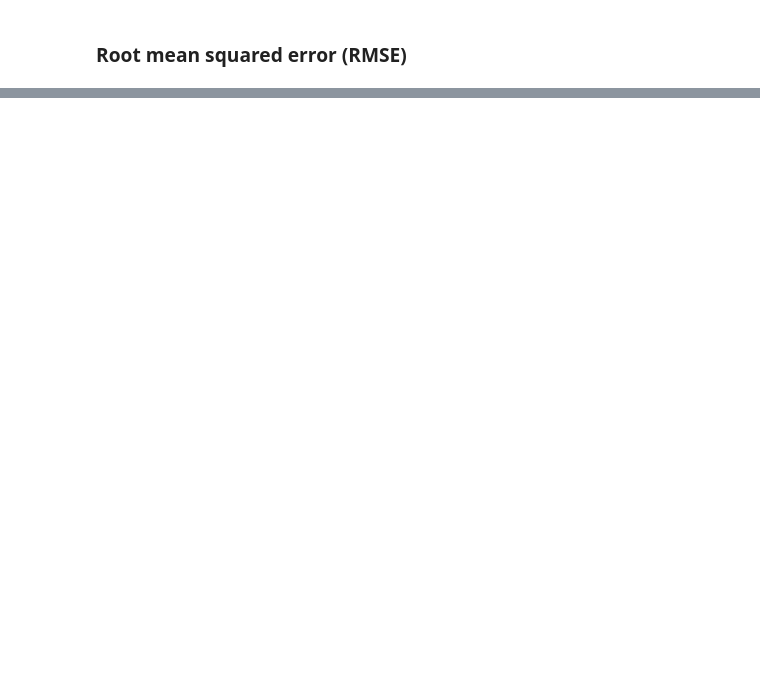
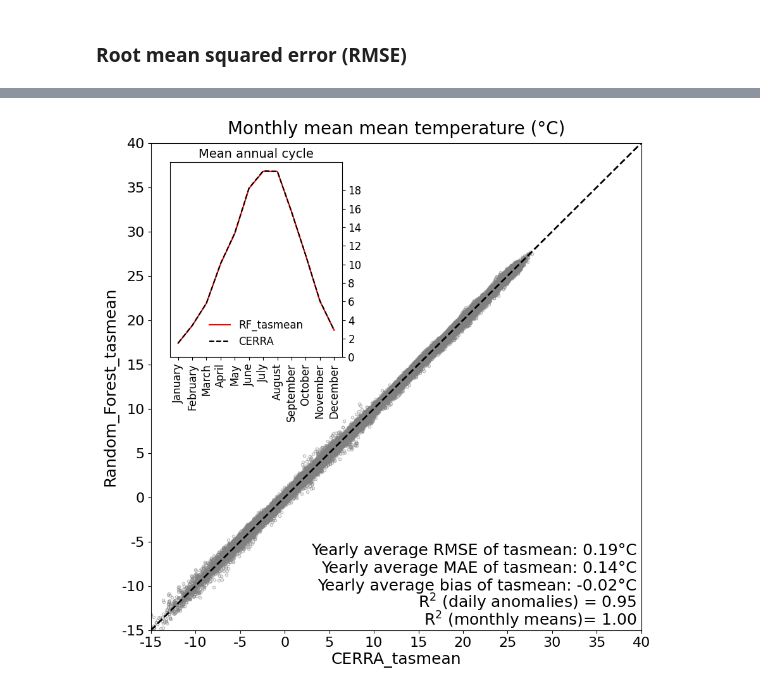
Before and after one commit to suriyahgit/downScaleML, a Jupyter notebook: Notebooks/rf_bias_testing_temperature.ipynb, the cells around one changed output, grey strips where cells are left out. Cells and saved outputs as stored; diff of their text form; code cells hidden in the pictures; blank space fills up the shorter version.

```diff
--- a/Notebooks/rf_bias_testing_temperature.ipynb
+++ b/Notebooks/rf_bias_testing_temperature.ipynb
@@ -199,44 +284,47 @@ print('(Model) Yearly average RMSE of {}: {:.2f}°C'.format(PREDICTAND, rmse_avg
 fig, ax = plt.subplots(1, 1, figsize=(10, 10))
 
 # plot entire dataset
-ax.plot(y_true_mv, y_pred_mv, 'o', alpha=.5, markeredgecolor='grey', markerfacecolor='none', markersize=3);
+ax.plot(y_true_mv, y_pred_mv, 'o', alpha=.5, markeredgecolor='grey', markerfacecolor='none', markersize=3)
 
 # plot 1:1 mapping line
 if PREDICTAND == 'tasmin':
     interval = np.arange(-25, 30, 5)
 else:
     interval = np.arange(-15, 45, 5)
+
 ax.plot(interval, interval, color='k', lw=2, ls='--')
 
 # add coefficients of determination
 ax.text(interval[-1] - 0.5, interval[0] + 0.5, s='R$^2$ (monthly means)= {:.2f}'.format(r2_mm), ha='right', fontsize=18)
 ax.text(interval[-1] - 0.5, interval[0] + 2.5, s='R$^2$ (daily anomalies) = {:.2f}'.format(r2_anom), ha='right', fontsize=18)
 ax.text(interval[-1] - 0.5, interval[0] + 4.5, s='Yearly average bias of {}: {:.2f}°C'.format(PREDICTAND, bias_yearly_avg.mean().item()), ha='right', fontsize=18)
 ax.text(interval[-1] - 0.5, interval[0] + 6.5, s='Yearly average MAE of {}: {:.2f}°C'.format(PREDICTAND, mae_avg.mean().item()), ha='right', fontsize=18)
 ax.text(interval[-1] - 0.5, interval[0] + 8.5, s='Yearly average RMSE of {}: {:.2f}°C'.format(PREDICTAND, rmse_avg.mean().item()), ha='right', fontsize=18)
 
 
 # format axes
 ax.set_ylim(interval[0], interval[-1])
 ax.set_xlim(interval[0], interval[-1])
 ax.set_xticks(interval)
 ax.set_xticklabels(interval, fontsize=16)
 ax.set_yticks(interval)
 ax.set_yticklabels(interval, fontsize=16)
 ax.set_xlabel('CERRA_tasmean', fontsize=18)
 ax.set_ylabel('Random_Forest_tasmean', fontsize=18)
 ax.set_title('Monthly mean {} (°C)'.format(NAMES[PREDICTAND]), fontsize=20, pad=10);
 
 # add axis for annual cycle
 axins = inset_axes(ax, width="35%", height="40%", loc=2, borderpad=1)
-axins.plot(y_pred_ac.values, ls='--', color='k', label='RF_tasmean')
-axins.plot(y_true_ac.values, ls='-', color='k', label='CERRA')
+axins.plot(y_pred_ac.values, ls='-', color='r', label='RF_tasmean')
+axins.plot(y_true_ac.values, ls='--', color='k', label='CERRA')
 axins.legend(frameon=False, fontsize=12, loc='lower center');
 axins.yaxis.tick_right()
 axins.set_yticks(np.arange(-10, 11, 2) if PREDICTAND == 'tasmin' else np.arange(0, 20, 2))
 axins.set_yticklabels(np.arange(-10, 11, 2) if PREDICTAND == 'tasmin' else np.arange(0, 20, 2), fontsize=12)
 axins.set_xticks(np.arange(0, 12))
 axins.set_xticklabels([calendar.month_name[i + 1] for i in np.arange(0, 12)], rotation=90, fontsize=12)
 axins.set_title('Mean annual cycle', fontsize=14, pad=5);
 
-plt.savefig('mslp.png', dpi=300, bbox_inches='tight')
+#plt.savefig('mslp.png', dpi=300, bbox_inches='tight')
+# %% [output]
+[figure, added]
```
Also changed, not shown: parts of 14 cells of this notebook, 10 other files.
